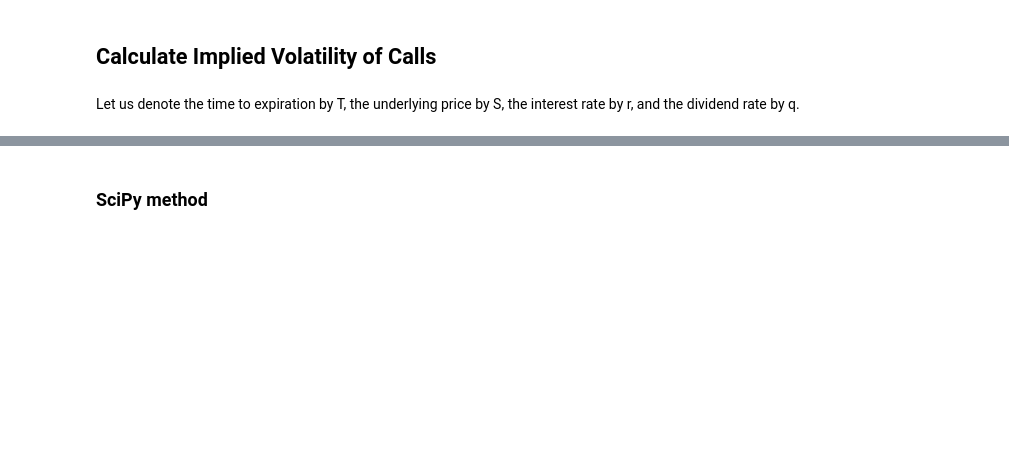
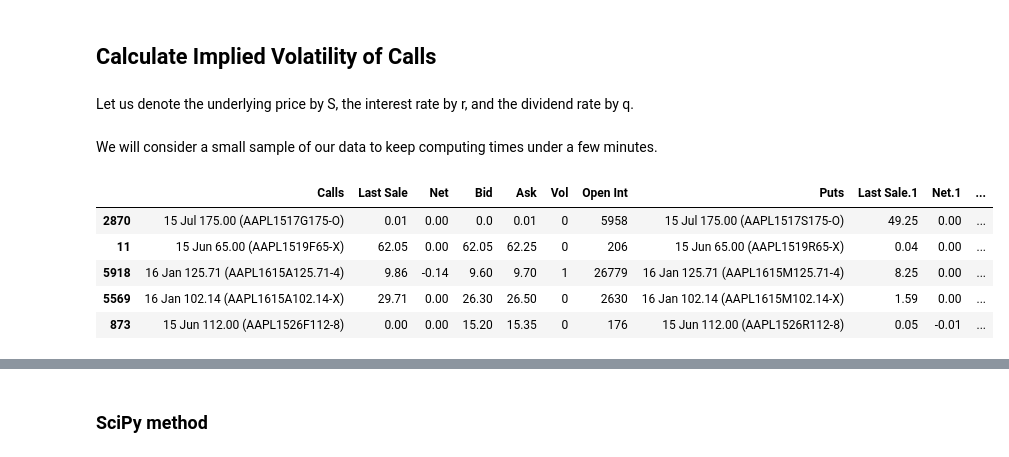
Before and after one commit to plotly/IPython-plotly, a Jupyter notebook: notebooks/implied_volatility/implied_volatility.ipynb, the cells around one changed output, grey strips where cells are left out. Drawn from its saved outputs; the diff is of its cells as text; code cells hidden in the pictures; blank space fills up the shorter version.

```diff
--- a/notebooks/implied_volatility/implied_volatility.ipynb
+++ b/notebooks/implied_volatility/implied_volatility.ipynb
@@ -173,2 +175,2 @@ impvolcall = pd.Series(pd.np.zeros(len(quotedata.index)), index=quotedata.index,
 # %% [markdown]
-Let us denote the time to expiration by T, the underlying price by S, the interest rate by r, and the dividend rate by q.
+Let us denote the underlying price by S, the interest rate by r, and the dividend rate by q.
@@ -174,0 +181,15 @@ Let us denote the time to expiration by T, the underlying price by S, the intere
+# %% [markdown]
+We will consider a small sample of our data to keep computing times under a few minutes.
+# %%
+n = 200  # Feel free to increase!
+# %%
+sampledata = quotedata.sample(n)
+# %%
+sampledata.head()
+# %% [output]
+|  | Calls | Last Sale | Net | Bid | Ask | Vol | Open Int | Puts | Last Sale.1 | Net.1 | ... |
+| 2870 | 15 Jul 175.00 (AAPL1517G175-O) | 0.01 | 0.00 | 0.0 | 0.01 | 0 | 5958 | 15 Jul 175.00 (AAPL1517S175-O) | 49.25 | 0.00 | ... |
+| 11 | 15 Jun 65.00 (AAPL1519F65-X) | 62.05 | 0.00 | 62.05 | 62.25 | 0 | 206 | 15 Jun 65.00 (AAPL1519R65-X) | 0.04 | 0.00 | ... |
+| 5918 | 16 Jan 125.71 (AAPL1615A125.71-4) | 9.86 | -0.14 | 9.60 | 9.70 | 1 | 26779 | 16 Jan 125.71 (AAPL1615M125.71-4) | 8.25 | 0.00 | ... |
+| 5569 | 16 Jan 102.14 (AAPL1615A102.14-X) | 29.71 | 0.00 | 26.30 | 26.50 | 0 | 2630 | 16 Jan 102.14 (AAPL1615M102.14-X) | 1.59 | 0.00 | ... |
+| 873 | 15 Jun 112.00 (AAPL1526F112-8) | 0.00 | 0.00 | 15.20 | 15.35 | 0 | 176 | 15 Jun 112.00 (AAPL1526R112-8) | 0.05 | -0.01 | ... |
```
Also changed, not shown: parts of 47 cells of this notebook.
